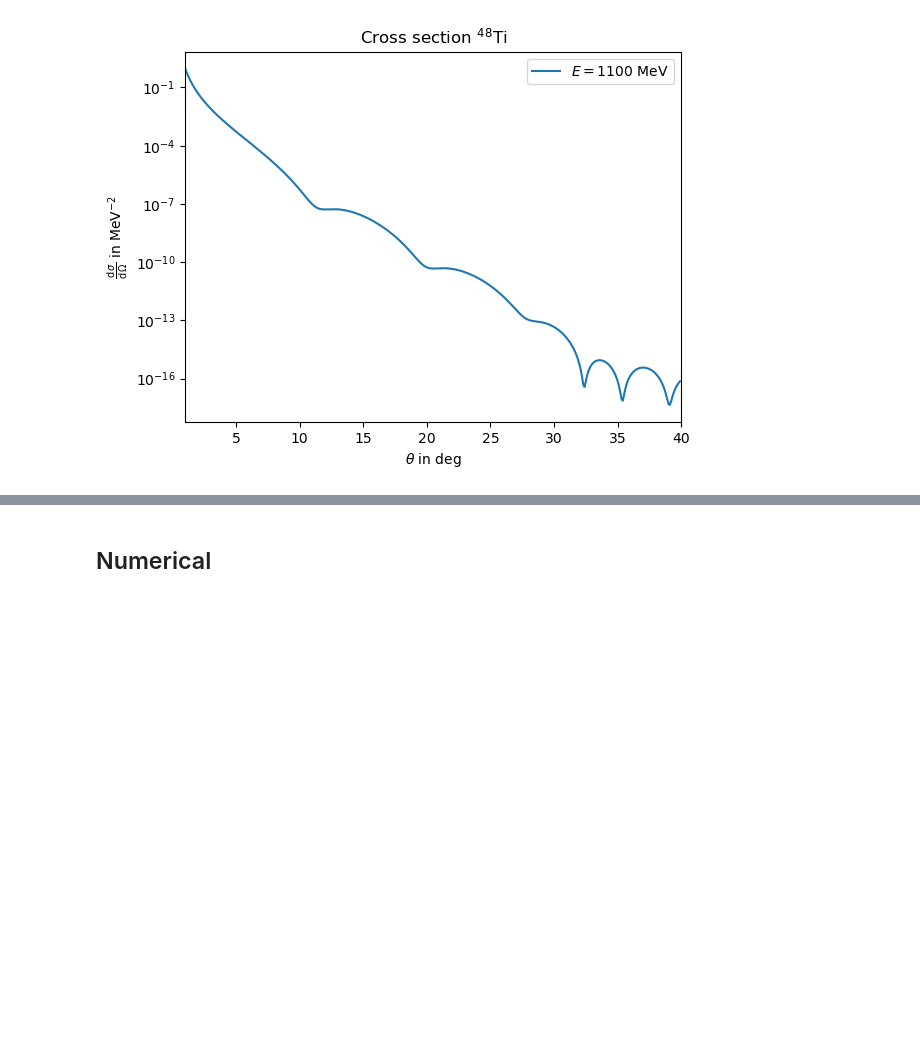
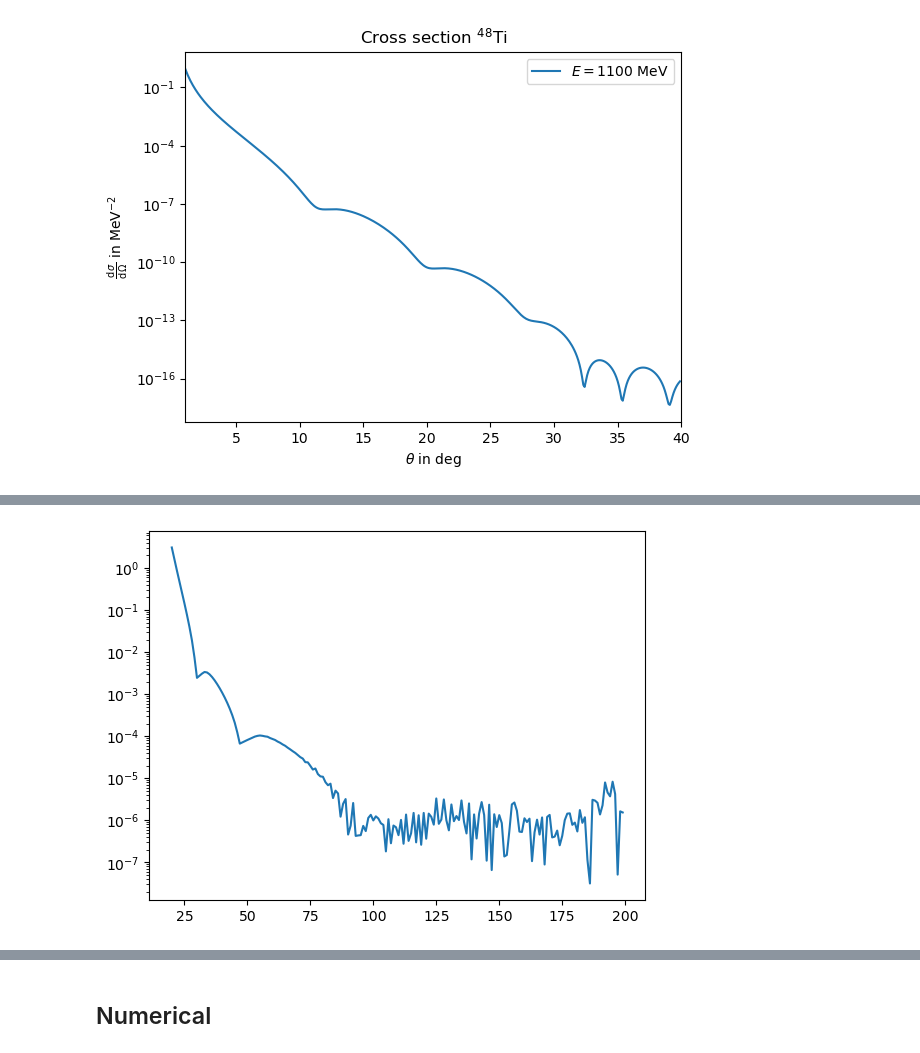
Before and after one commit to Partynumbers42/phasr, a Jupyter notebook: Example.ipynb, the cells around one changed output, grey strips where cells are left out. Cells and saved outputs as stored; diff of their text form; code cells hidden in the pictures; blank space fills up the shorter version.

```diff
--- a/Example.ipynb
+++ b/Example.ipynb
@@ -494,0 +529,13 @@ plt.show()
+# %%
+args_PVES_opt_part = {'method': 'DOP853', 'atol': 1e-10, 'rtol': 1e-12, 'energy_norm': 0.1973269804, 'phase_difference_limit': 1e-11}
+# %%
+N_par_arr = np.arange(20,200,1)
+theta=np.arange(3,10,1e-2)
+cross_previous = phr.crosssection_lepton_nucleus_scattering(energy,theta*pi/180,nucleus_48Ti,N_partial_waves=19,**args_PVES_opt_part)
+cross_diff_arr=np.array([])
+
+for N_par in N_par_arr:
+    print(N_par)
+    cross_curr = phr.crosssection_lepton_nucleus_scattering(energy,theta*pi/180,nucleus_48Ti,N_partial_waves=N_par,**args_PVES_opt_part)
+    cross_diff_arr = np.append(cross_diff_arr,np.max(np.abs(cross_curr-cross_previous)))
+    cross_previous = cross_curr
@@ -494,0 +560,5 @@ plt.show()
+# %%
+plt.plot(N_par_arr,cross_diff_arr)
+plt.yscale('log')
+# %% [output]
+[figure, added]
```
Also changed, not shown: parts of 12 cells of this notebook.
